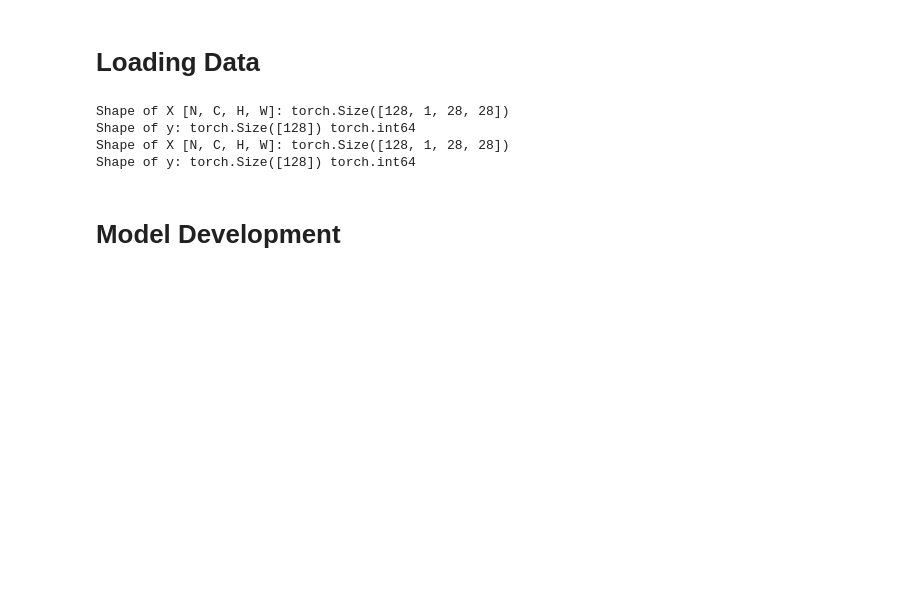
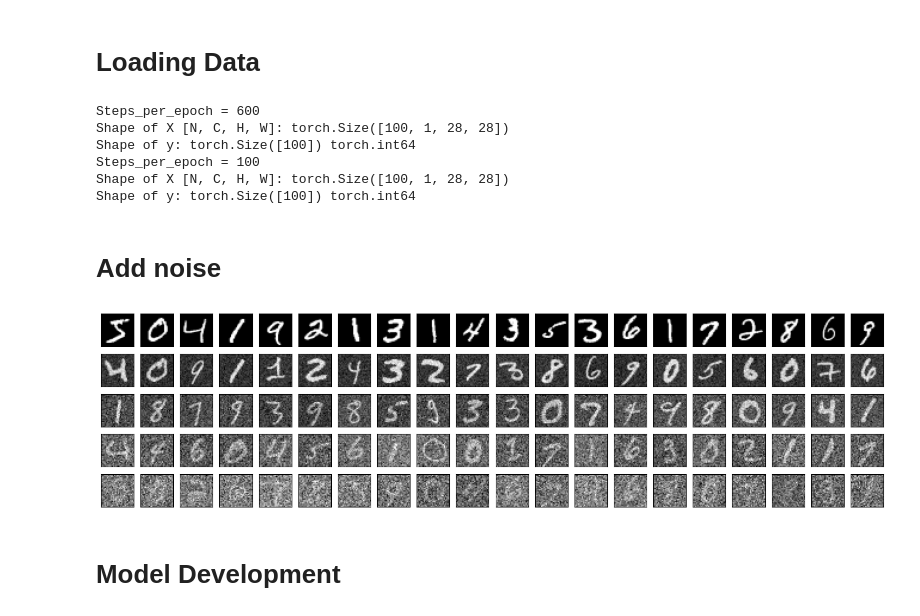
Before and after one commit to taimoon/deep-learning-note, a Jupyter notebook: MNIST AUTOENCODER.ipynb, the cells around one changed output. Drawn from its saved outputs; the diff is of its cells as text; code cells hidden in the pictures; blank space fills up the shorter version.

```diff
--- a/MNIST AUTOENCODER.ipynb
+++ b/MNIST AUTOENCODER.ipynb
@@ -26,3 +20,21 @@ Using cuda device
 force = False
 training_data = datasets.MNIST('data',train=True,download=force,transform=ToTensor())
 test_data = datasets.MNIST('data',train=False,transform=ToTensor())
+
+train_dataloader = DataLoader(training_data,batch_size=100)
+test_dataloader = DataLoader(test_data,batch_size=100)
+
+def print_shape(dataloader):
+    X,y = next(iter(dataloader))
+    print(f"Steps_per_epoch = {len(dataloader)}\n"
+          f"Shape of X [N, C, H, W]: {X.shape}\n"
+          f"Shape of y: {y.shape} {y.dtype}")
+print_shape(train_dataloader)
+print_shape(test_dataloader)
+# %% [output]
+Steps_per_epoch = 600
+Shape of X [N, C, H, W]: torch.Size([100, 1, 28, 28])
+Shape of y: torch.Size([100]) torch.int64
+Steps_per_epoch = 100
+Shape of X [N, C, H, W]: torch.Size([100, 1, 28, 28])
+Shape of y: torch.Size([100]) torch.int64
@@ -33,13 +41,2 @@ steps_per_epoch = len(train_dataloader)
-# %%
-train_dataloader = DataLoader(training_data,batch_size=128,drop_last=True)
-test_dataloader = DataLoader(test_data,batch_size=128,drop_last=True)
-steps_per_epoch = len(train_dataloader)
-print_shape = lambda X,y: print(f"Shape of X [N, C, H, W]: {X.shape}\n"
-                                f"Shape of y: {y.shape} {y.dtype}")
-print_shape(*next(iter(train_dataloader)))
-print_shape(*next(iter(test_dataloader)))
-# %% [output]
-Shape of X [N, C, H, W]: torch.Size([128, 1, 28, 28])
-Shape of y: torch.Size([128]) torch.int64
-Shape of X [N, C, H, W]: torch.Size([128, 1, 28, 28])
-Shape of y: torch.Size([128]) torch.int64
+# %% [markdown]
+# Add noise
@@ -46,3 +58,13 @@ Shape of y: torch.Size([128]) torch.int64
+# %%
+def fn():
+    X,_ = next(iter(train_dataloader))
+    X = X.reshape(5,-1,28,28)
+    for i,k in enumerate([0,0.1,0.2,0.4,0.8]):
+        X[i,:] = noising(X[i,:],noise_factor=k)
+    visualize_rows(*X,n=X.size(1))
+fn()
+# %% [output]
+[figure, added]
 # %% [markdown]
 # Model Development
 # %%
```
Also changed, not shown: parts of 18 cells of this notebook.
